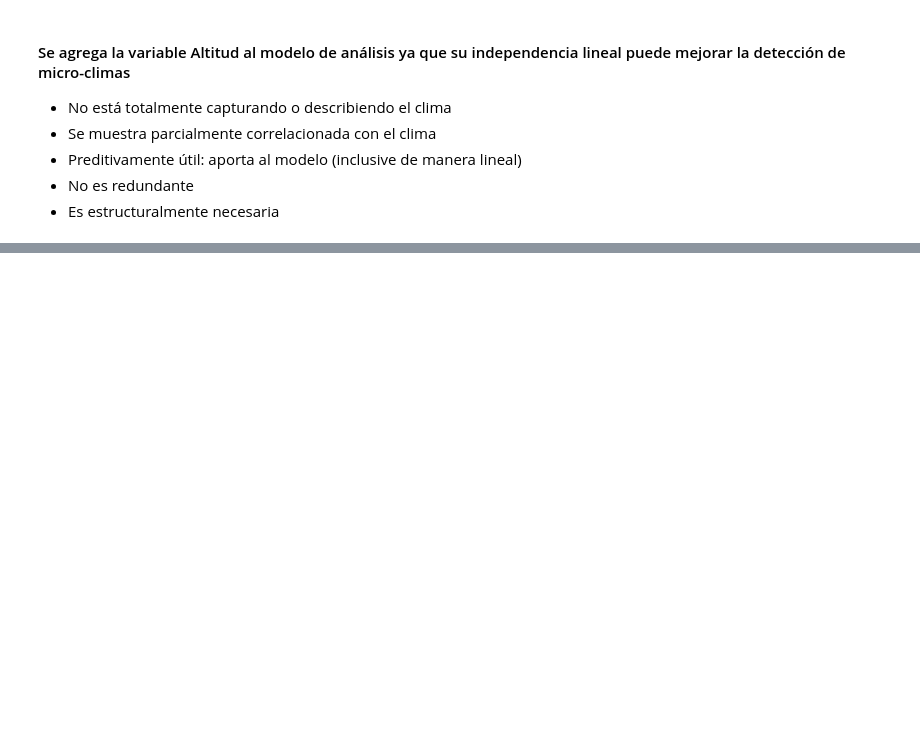
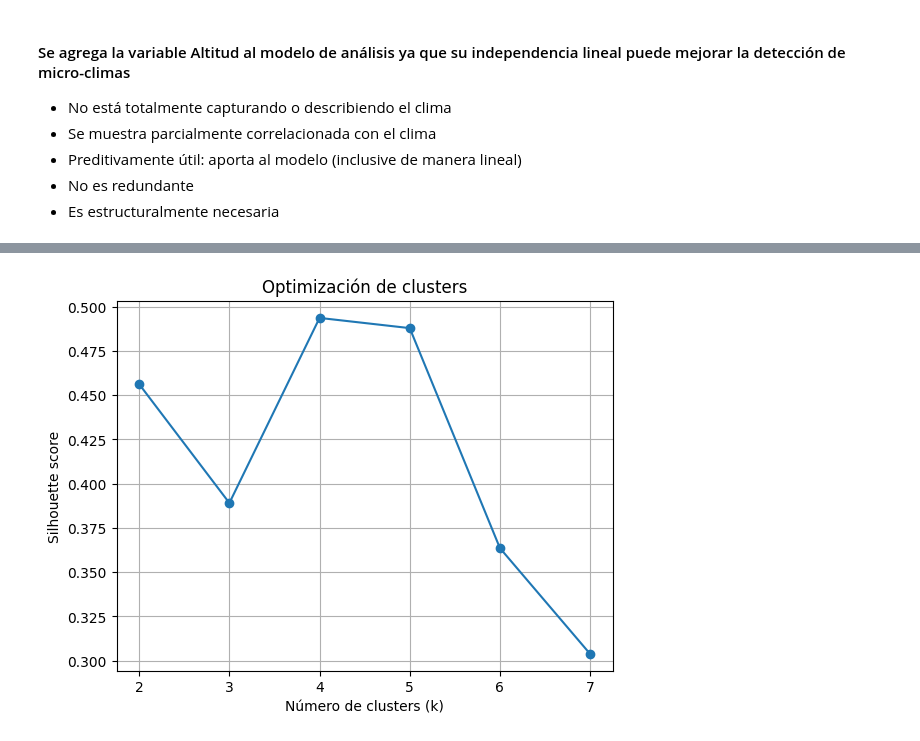
Before and after one commit to danieloliv44/proyecto_aplicado_en_analitica_de_datos, a Jupyter notebook: notebooks/exploracion/exploracion_espacio-clima.ipynb, the cells around one changed output, grey strips where cells are left out. Saved outputs shown, nothing was run; the diff lists cells and outputs as text; code cells hidden in the pictures; blank space fills up the shorter version.

```diff
--- a/notebooks/exploracion/exploracion_espacio-clima.ipynb
+++ b/notebooks/exploracion/exploracion_espacio-clima.ipynb
@@ -312,0 +489,19 @@ Correlación parcial (altitud vs producción): 0.27686003481774923
+# %%
+# # Método de Silhoulete (N° de clústers)
+from sklearn.metrics import silhouette_score
+
+sil_scores = []
+
+for k in K_range:
+    kmeans = KMeans(n_clusters=k, random_state=42)
+    labels = kmeans.fit_predict(X_scaled)
+    sil_scores.append(silhouette_score(X_scaled, labels))
+
+plt.plot(K_range, sil_scores, marker='o')
+plt.xlabel("Número de clusters (k)")
+plt.ylabel("Silhouette score")
+plt.title("Optimización de clusters")
+plt.grid()
+plt.show()
+# %% [output]
+[figure, added]
```
Also changed, not shown: parts of 25 cells of this notebook.
